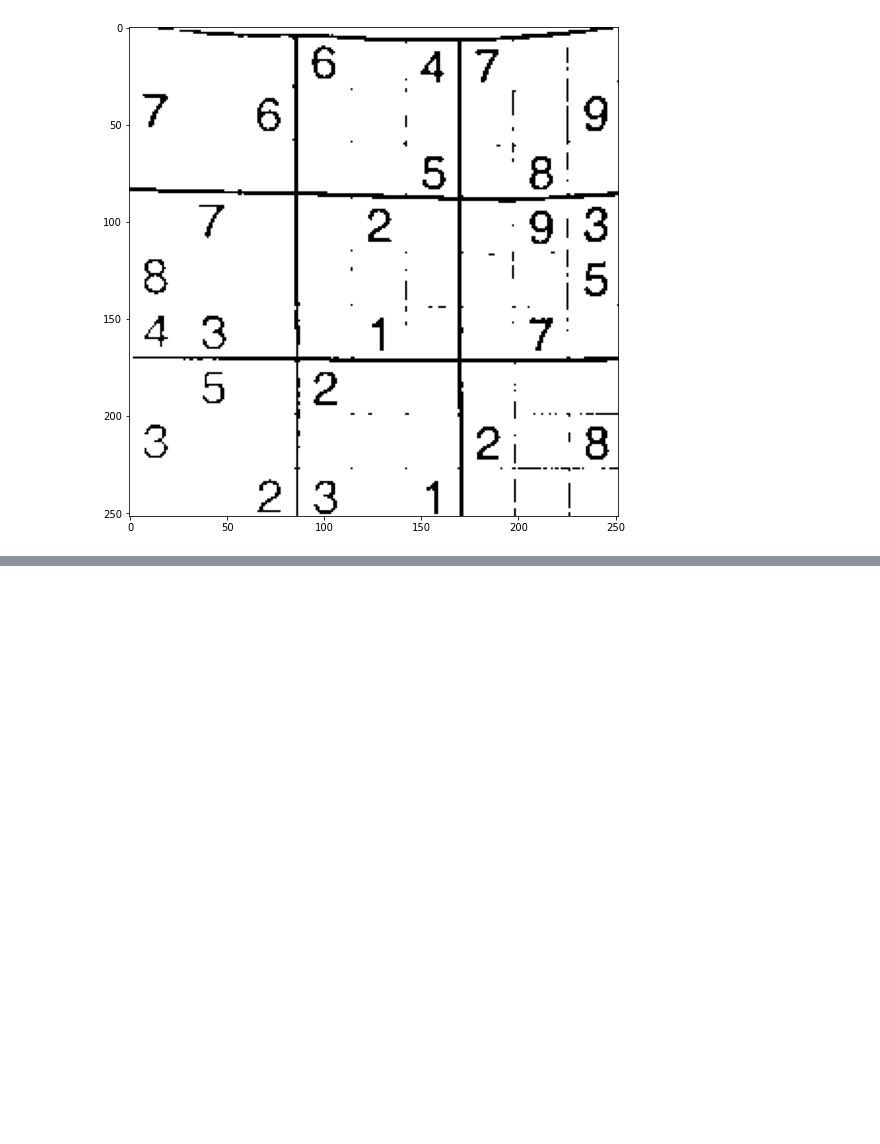
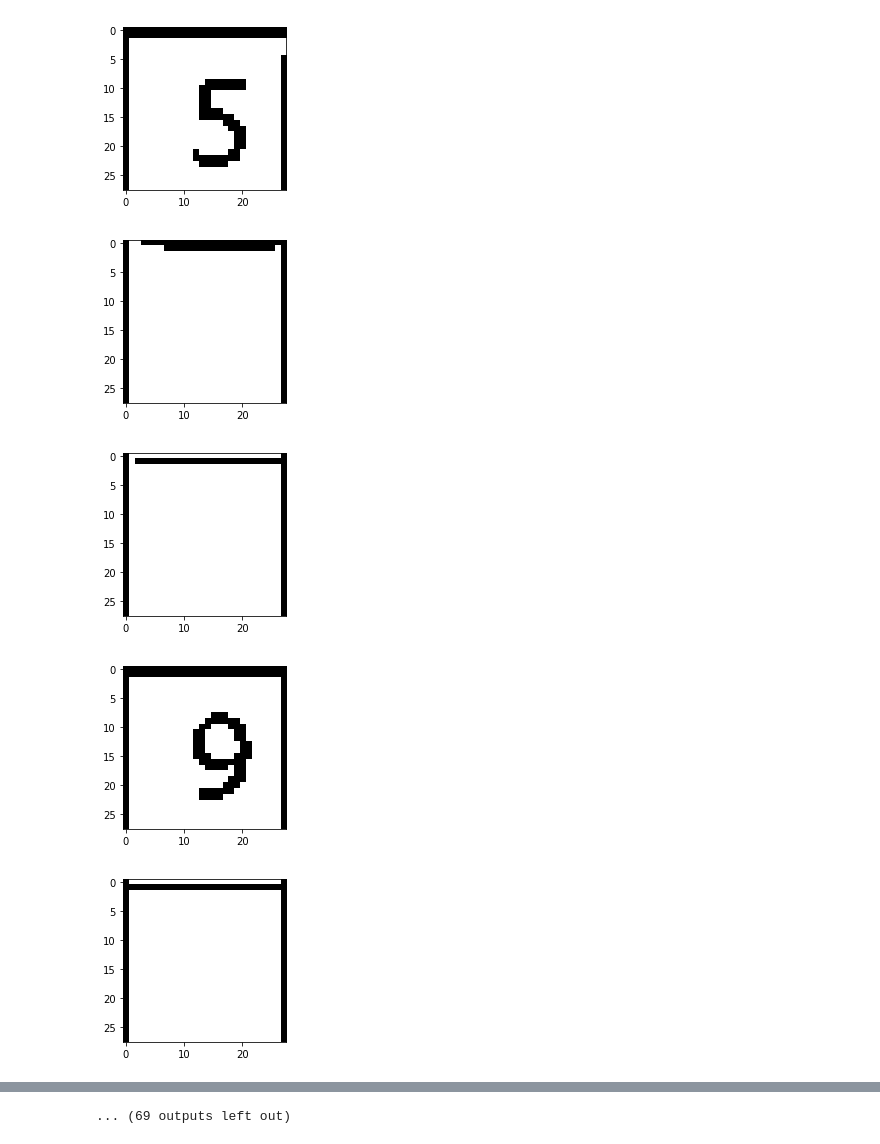
Before and after one commit to CEDipEngineering/SudokuDigitizer, a Jupyter notebook: image_processing.ipynb, the cells around one changed output, grey strips where cells are left out. Cells and saved outputs as stored; diff of their text form; code cells hidden in the pictures; blank space fills up the shorter version.

Commit message:
add sharpening and show cells functions

```diff
--- a/image_processing.ipynb
+++ b/image_processing.ipynb
@@ -81,13 +81,45 @@ def produce_transform(filename: str, output_size: int):
     dst = cv.warpPerspective(img_clean,M,(output_size,output_size))
     return dst.copy()
 
+def unsharp_mask(image, kernel_size=(7, 7), sigma=1.0, amount=1.0, threshold=0):
+    """Return a sharpened version of the image, using an unsharp mask."""
+    blurred = cv.GaussianBlur(image, kernel_size, sigma)
+    sharpened = float(amount + 1) * image - float(amount) * blurred
+    sharpened = np.maximum(sharpened, np.zeros(sharpened.shape))
+    sharpened = np.minimum(sharpened, 255 * np.ones(sharpened.shape))
+    sharpened = sharpened.round().astype(np.uint8)
+    if threshold > 0:
+        low_contrast_mask = np.absolute(image - blurred) < threshold
+        np.copyto(sharpened, image, where=low_contrast_mask)
+    return sharpened
+
 def adaptive_threshold_cleanup(dst):
+    dst = unsharp_mask(dst)
     imgt = cv.adaptiveThreshold(cv.cvtColor(dst, cv.COLOR_BGR2GRAY),255,cv.ADAPTIVE_THRESH_GAUSSIAN_C, cv.THRESH_BINARY_INV,31,30)
     d = cv.dilate(imgt, (3,3))
     p = cv.erode(d, (3,3))
     p = cv.morphologyEx(imgt, cv.MORPH_CLOSE, (5,5))
     return ~p
+
+def show_all_cells(img):
+    h, w = img.shape
+    cell_size = int(h/9)
+    min_x = 0
+    min_y = 0
+    for i in range(9):
+        for j in range(9):
+            cell_img = img[min_x:(min_x+cell_size), min_y:(min_y + cell_size)]
+            cv2_imshow(cell_img)
+            min_x += cell_size
+        min_x = 0
+        min_y += cell_size
 # %%
-cv2_imshow(adaptive_threshold_cleanup(produce_transform('sudoku.jpeg', 9*28)))
+result = adaptive_threshold_cleanup(produce_transform('sudoku_digital.jpg', 9*28))
-# %% [output]
-[figure, removed]
+# %%
+show_all_cells(result)
+# %% [output]
+[figure, added]
+[figure, added]
+[figure, added]
+[figure, added]
+[figure, added]
@@ -93,0 +133 @@ cv2_imshow(adaptive_threshold_cleanup(produce_transform('sudoku.jpeg', 9*28)))
+... (69 outputs left out)
```
Also changed, not shown: parts of 1 cell of this notebook.
